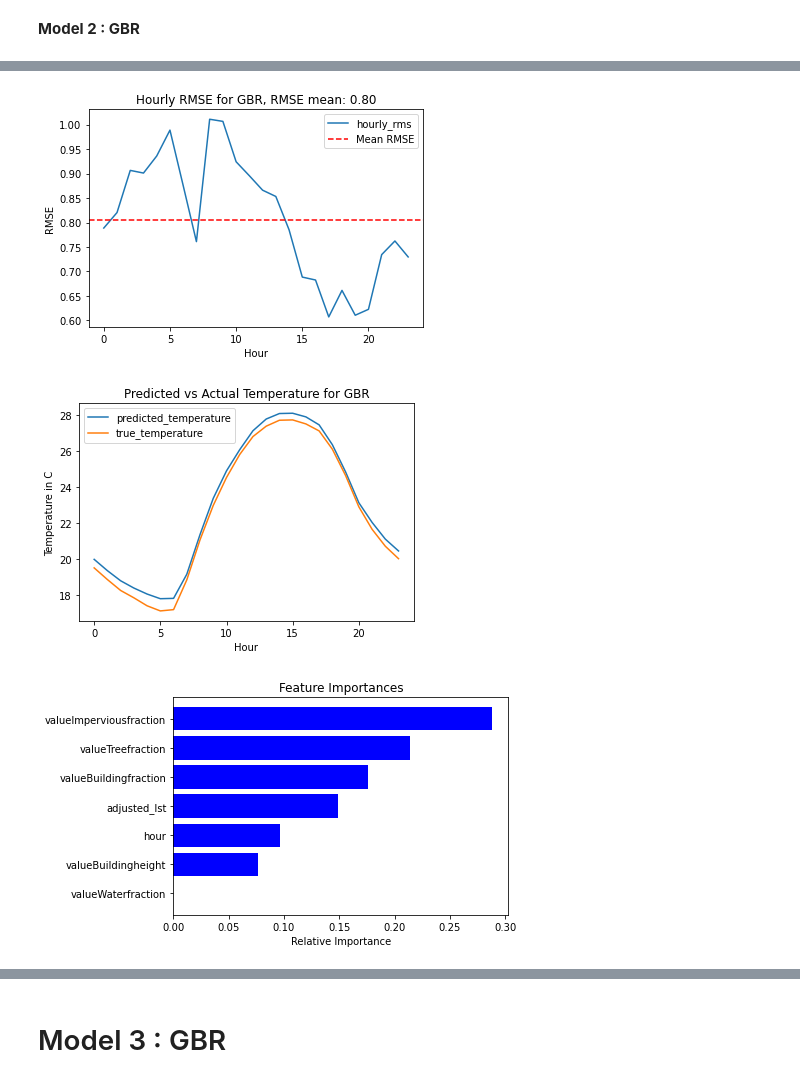
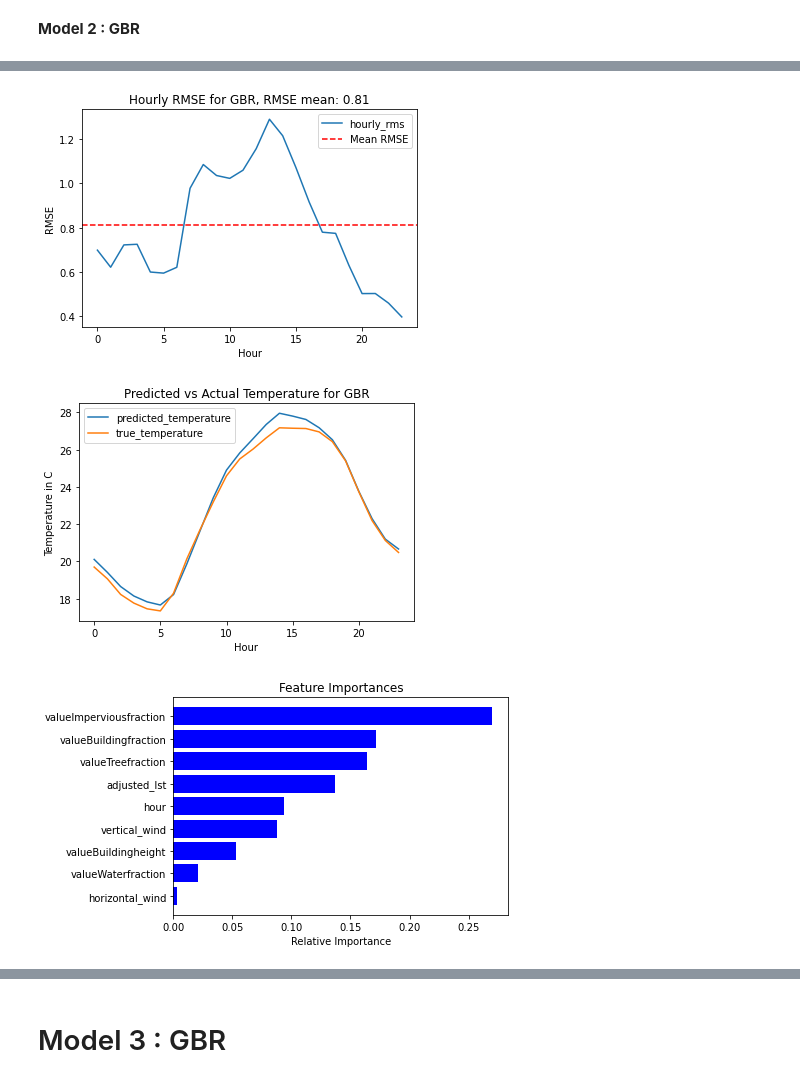
Before and after one commit to khatrigaurav/temperature_modelling, a Jupyter notebook: Analytics/00 Modeller.ipynb, the cells around one changed output, grey strips where cells are left out. Saved outputs shown, nothing was run; the diff lists cells and outputs as text; code cells hidden in the pictures.

```diff
--- a/Analytics/00 Modeller.ipynb
+++ b/Analytics/00 Modeller.ipynb
@@ -447,7 +514,9 @@ col_list = [
        'adjusted_lst',
        'valueImperviousfraction', 'valueTreefraction', 'valueBuildingheight',
     #    'valueNearestDistWater',
-         'valueWaterfraction', 'valueBuildingfraction']
+         'valueWaterfraction', 'valueBuildingfraction',
+         'horizontal_wind','vertical_wind'
+         ]
 
 gbr = GBR()
 
@@ -462,3 +531,3 @@ Time at which model ran : 01/12/24 13:46:35
-[figure, old version]
+[figure, new version]
-[figure, old version]
+[figure, new version]
-[figure, old version]
+[figure, new version]
```
Also changed, not shown: parts of 8 cells of this notebook, 5 other files.
